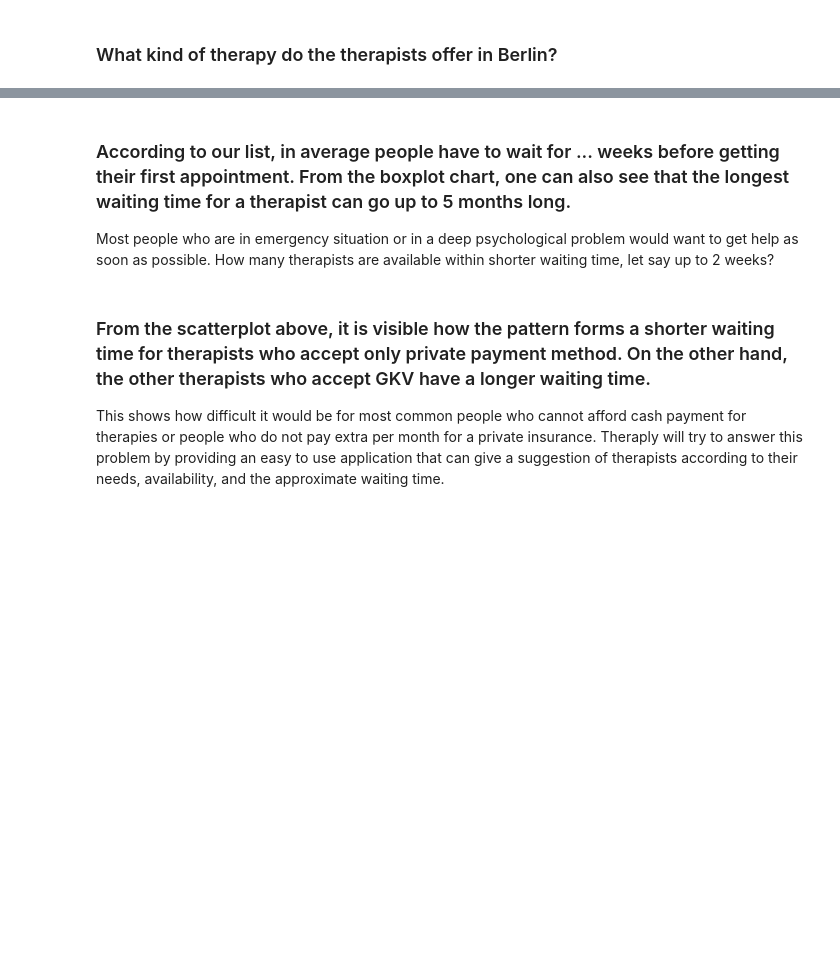
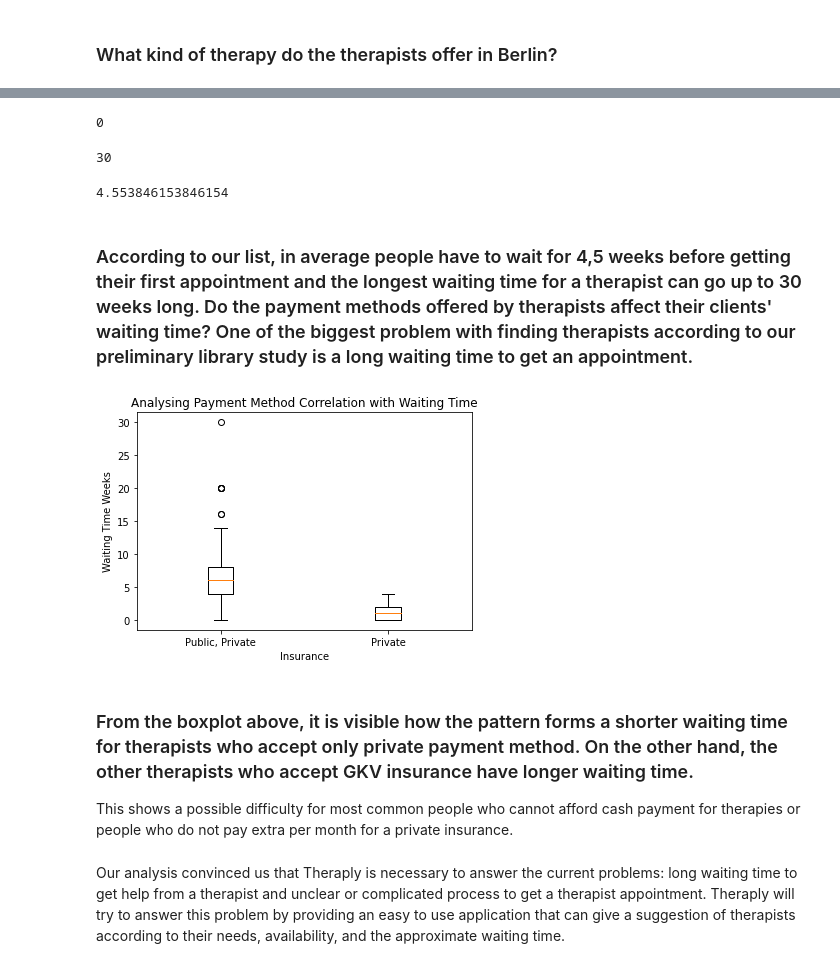
Before and after one commit to TechLabs-Berlin/st22-theraply, a Jupyter notebook: data mocking and analysis/Theraply DataFrame Analysis and Visualizations.ipynb, the cells around one changed output, grey strips where cells are left out. Saved outputs shown, nothing was run; the diff lists cells and outputs as text; code cells hidden in the pictures; blank space fills up the shorter version.

```diff
--- a/data mocking and analysis/Theraply DataFrame Analysis and Visualizations.ipynb
+++ b/data mocking and analysis/Theraply DataFrame Analysis and Visualizations.ipynb
@@ -47,0 +31,3 @@ df.shape
+# %%
+cols = ['WaitingTimeWeeks']
+df[cols] = df[cols].apply(pd.to_numeric, errors='coerce', axis=1)
@@ -47,0 +55,2 @@ df.shape
+# %%
+df['WaitingTimeWeeks'] = df['WaitingTimeWeeks'].fillna(0).astype(int)
@@ -47,0 +99,4 @@ df.shape
+# %%
+#converted values to all lower strings for these 2 columns to avoid confusion in further explorations
+df['TypeOfTherapy'] = df['TypeOfTherapy'].str.lower()
+df['Expertise'] = df['Expertise'].str.lower()
@@ -303,16 +212,41 @@ Most therapists in our list offer ...., but there are also a range of choices av
 # %%
-#boxplot chart of how long people have to wait
+mintime = df['WaitingTimeWeeks'].min()
+mintime
+# %% [output]
+0
+# %%
+maxtime = df['WaitingTimeWeeks'].max()
+maxtime
+# %% [output]
+30
 # %%
-#the median of how long people have to wait, code
+avgtime = df["WaitingTimeWeeks"].mean()
+avgtime
+# %% [output]
+4.553846153846154
 # %% [markdown]
-### According to our list, in average people have to wait for ... weeks before getting their first appointment. From the boxplot chart, one can also see that the longest waiting time for a therapist can go up to 5 months long.
-
-Most people who are in emergency situation or in a deep psychological problem would want to get help as soon as possible. How many therapists are available within shorter waiting time, let say up to 2 weeks?
+### According to our list, in average people have to wait for 4,5 weeks before getting their first appointment and the longest waiting time for a therapist can go up to 30 weeks long. Do the payment methods offered by therapists affect their clients' waiting time? One of the biggest problem with finding therapists according to our preliminary library study is a long waiting time to get an appointment.
 # %%
-#filter out therapist with only 2 weeks or less waiting time
+wait_time = {}
+for i in df['Insurance'].unique():
+    wait_time[i] = df[df['Insurance']==i].WaitingTimeWeeks
 # %%
-#scatterplot of waiting time and therapist with gkv or privat
+
+#boxplot of waiting time and therapist with gkv or privat
+
+plt.boxplot([x for x in wait_time.values()],labels=[x for x in wait_time.keys()])
+
+plt.xlabel('Insurance')
+plt.ylabel('Waiting Time Weeks')
+
+plt.title('Analysing Payment Method Correlation with Waiting Time')
+
+plt.show();
+# %% [output]
+[figure, added]
 # %% [markdown]
-### From the scatterplot above, it is visible how the pattern forms a shorter waiting time for therapists who accept only private payment method. On the other hand, the other therapists who accept GKV have a longer waiting time.
+### From the boxplot above, it is visible how the pattern forms a shorter waiting time for therapists who accept only private payment method. On the other hand, the other therapists who accept GKV insurance have longer waiting time.
 
-This shows how difficult it would be for most common people who cannot afford cash payment for therapies or people who do not pay extra per month for a private insurance. Theraply will try to answer this problem by providing an easy to use application that can give a suggestion of therapists according to their needs, availability, and the approximate waiting time.
+This shows a possible difficulty for most common people who cannot afford cash payment for therapies or people who do not pay extra per month for a private insurance.
+# %% [markdown]
+Our analysis convinced us that Theraply is necessary to answer the current problems: long waiting time to get help from a therapist and unclear or complicated process to get a therapist appointment. Theraply will try to answer this problem by providing an easy to use application that can give a suggestion of therapists according to their needs, availability, and the approximate waiting time.
```
Also changed, not shown: parts of 41 cells of this notebook.
